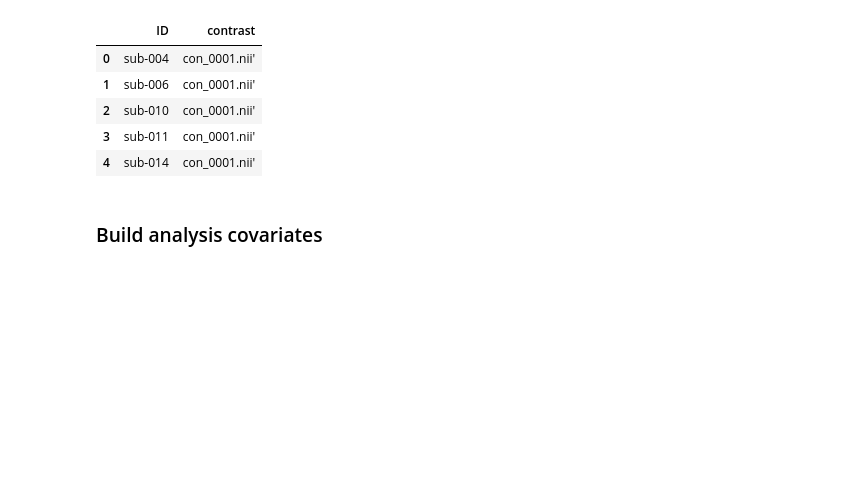
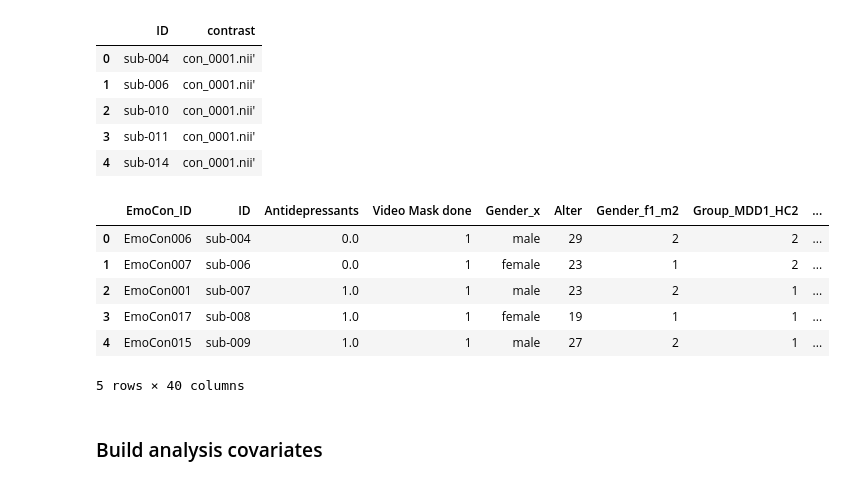
Before and after one commit to JuliaSchraeder/SubliminalVideoPriming, a Jupyter notebook: scripts/mri/get_regressors.ipynb, the cells around one changed output. Cells and saved outputs as stored; diff of their text form; code cells hidden in the pictures; blank space fills up the shorter version.

```diff
--- a/scripts/mri/get_regressors.ipynb
+++ b/scripts/mri/get_regressors.ipynb
@@ -34,16 +39,38 @@ spm.head()
 # %%
 def normalize_id(x):
     if pd.isna(x):
         return np.nan
     x = str(x).strip()
     x = x.replace("Sub-", "sub-").replace("SUB-", "sub-").replace("sub_", "sub-")
     digits = "".join([c for c in x if c.isdigit()])
     return f"sub-{digits.zfill(3)}" if digits else x
 
 cov = cov.replace({"na": np.nan, "NA": np.nan, "": np.nan})
 cov["ID"] = cov["ID"].apply(normalize_id)
 rt["ID"] = rt["ID"].apply(normalize_id)
 spm["ID"] = spm["ID"].apply(normalize_id)
-#cov.head()
+
+# Derive condition from SPM sheet if needed
+if "Condition" in spm.columns:
+    spm["Condition"] = spm["Condition"].astype(str).str.strip().str.lower()
+elif "contrast" in spm.columns:
+    contrast_clean = spm["contrast"].astype(str).str.strip().str.replace("'", "", regex=False)
+    contrast_map = {
+        "con_0001.nii": "happy_happy",
+        "con_0002.nii": "happy_sad",
+        "con_0003.nii": "sad_happy",
+        "con_0004.nii": "sad_sad",
+    }
+    spm["Condition"] = contrast_clean.map(contrast_map)
+    spm["Condition"] = spm["Condition"].astype(str).str.strip().str.lower()
+cov.head()
+# %% [output]
+|  | EmoCon_ID | ID | Antidepressants | Video Mask done | Gender_x | Alter | Gender_f1_m2 | Group_MDD1_HC2 | ... |
+| 0 | EmoCon006 | sub-004 | 0.0 | 1 | male | 29 | 2 | 2 | ... |
+| 1 | EmoCon007 | sub-006 | 0.0 | 1 | female | 23 | 1 | 2 | ... |
+| 2 | EmoCon001 | sub-007 | 1.0 | 1 | male | 23 | 2 | 1 | ... |
+| 3 | EmoCon017 | sub-008 | 1.0 | 1 | female | 19 | 1 | 1 | ... |
+| 4 | EmoCon015 | sub-009 | 1.0 | 1 | male | 27 | 2 | 1 | ... |
+5 rows × 40 columns
 # %%
 # Covariate columns from cov_sheet
```
Also changed, not shown: parts of 12 cells of this notebook, 31 other files.
